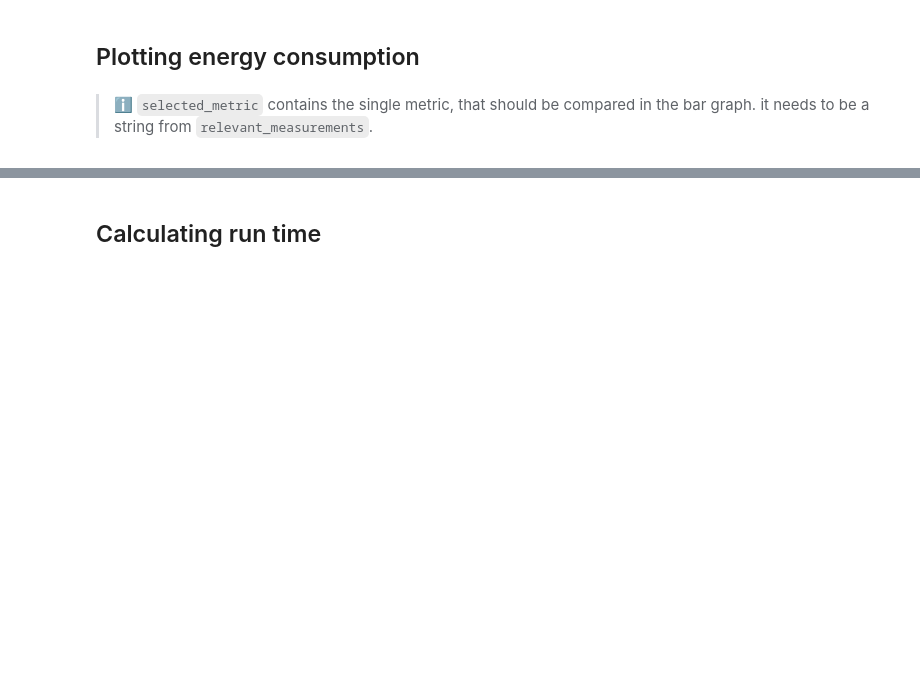
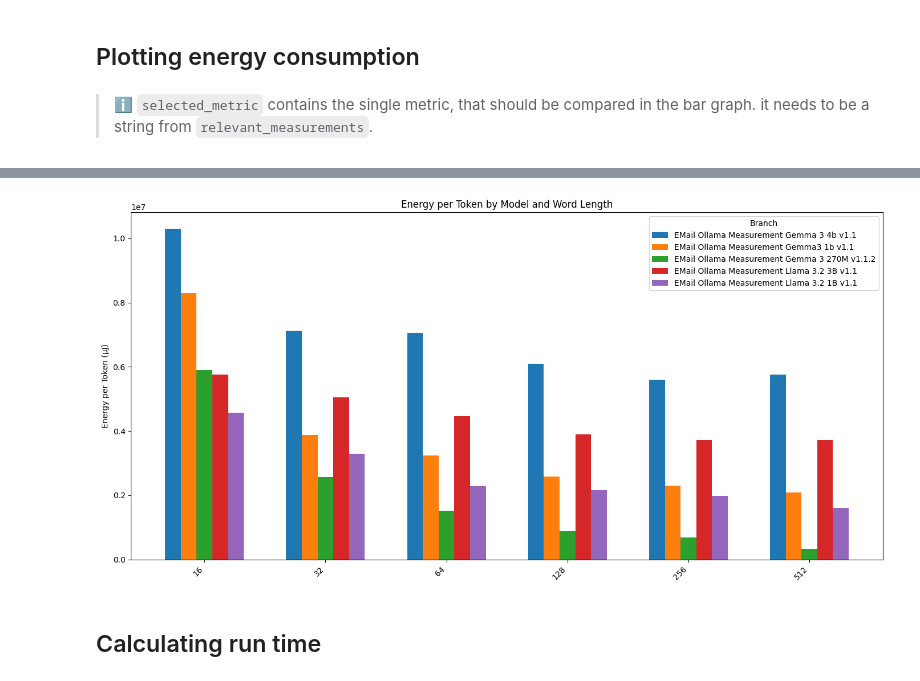
Before and after one commit to envite-consulting/ollama-llm-energy-measurement, a Jupyter notebook: dataanalysis/total_consumption_per_model_and_length.ipynb, the cells around one changed output, grey strips where cells are left out. Saved outputs shown, nothing was run; the diff lists cells and outputs as text; code cells hidden in the pictures; blank space fills up the shorter version.

```diff
--- a/dataanalysis/total_consumption_per_model_and_length.ipynb
+++ b/dataanalysis/total_consumption_per_model_and_length.ipynb
@@ -333,3 +366,27 @@ plot_energy_consumption_by_model_and_length(metric_matrix,'Energy in uJ', 'Energ
+# %%
+def create_energy_per_token_matrix(metric_matrix):
+    result_matrix = metric_matrix.copy()
+
+    for branch in result_matrix.index:
+        model = get_model_from_branch(branch)
+        if not model:
+            continue
+
+        for phase in result_matrix.columns:
+            energy = result_matrix.loc[branch, phase]
+            words = get_words_from_phase(phase)
+
+            if pd.notna(energy) and words:
+                tokens = words * token_factors[model]
+                result_matrix.loc[branch, phase] = energy / tokens
+
+    return result_matrix
+# %%
+selected_metric = 'psu_energy_ac_mcp_machine'
+energy_per_token_matrix = create_energy_per_token_matrix(metric_matrix)
+plot_energy_consumption_by_model_and_length(energy_per_token_matrix, 'Energy per Token (µJ)', 'Energy per Token by Model and Word Length')
+# %% [output]
+[figure, added]
 # %% [markdown]
 ## Calculating run time
 # %%
```
Also changed, not shown: parts of 11 cells of this notebook.
